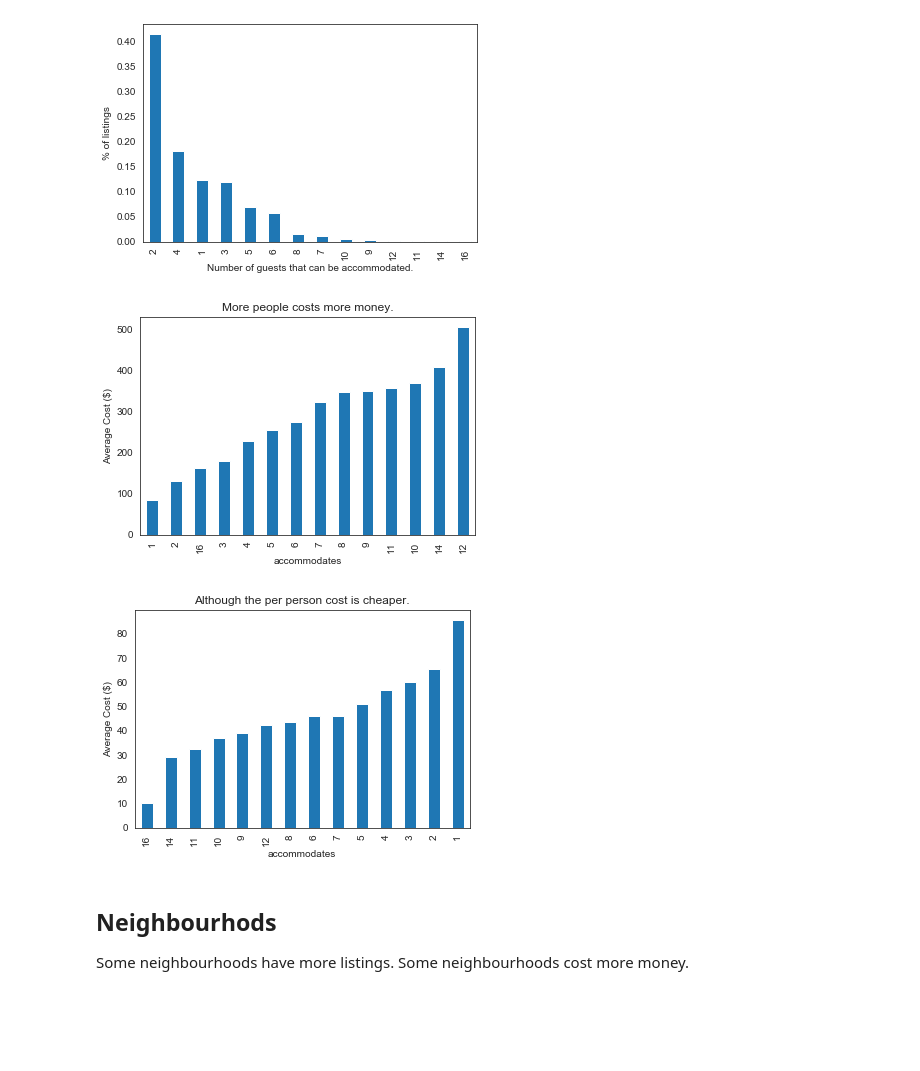
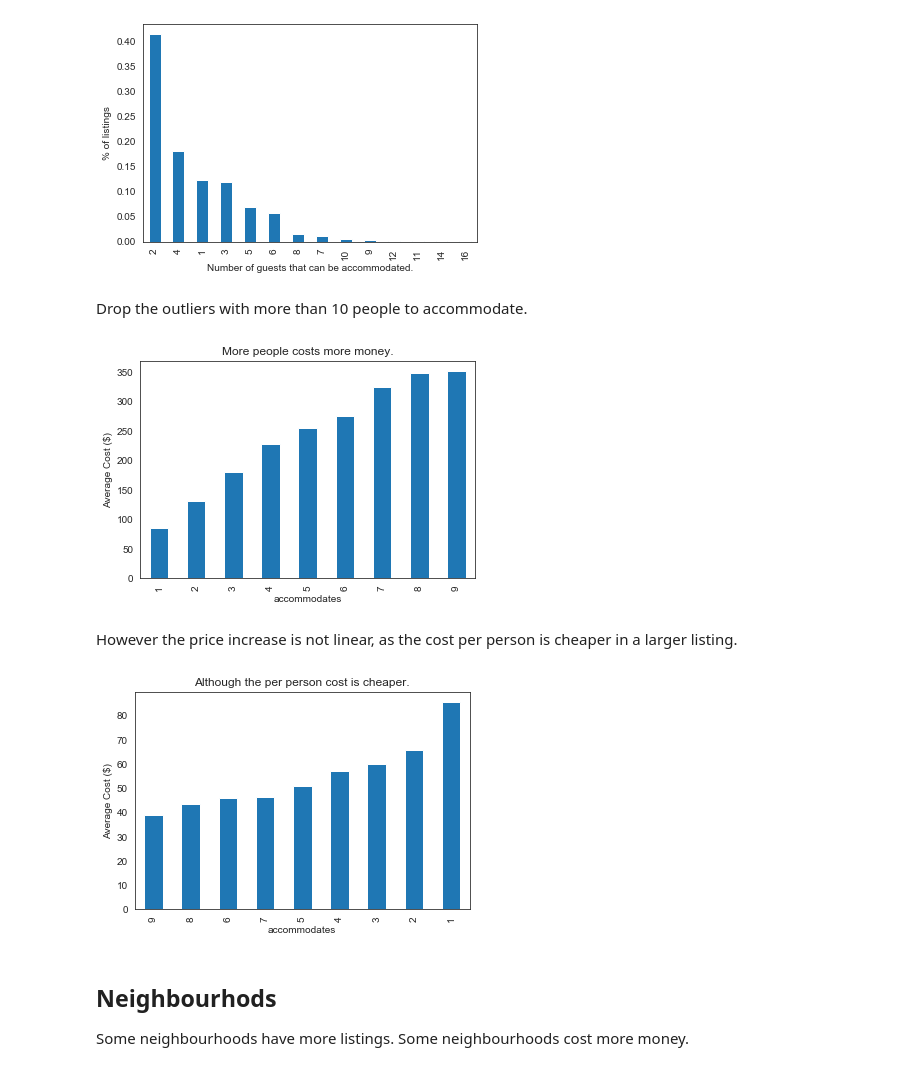
Before and after one commit to ablaikie103/airbnb-analysis, a Jupyter notebook: PriceFactors.ipynb, the cells around one changed output. Drawn from its saved outputs; the diff is of its cells as text; code cells hidden in the pictures; blank space fills up the shorter version.

```diff
--- a/PriceFactors.ipynb
+++ b/PriceFactors.ipynb
@@ -8,4 +8,11 @@ import matplotlib.pyplot as plt
 import seaborn as sns
 sns.set_style('white')
 
-complete_listings_df = pd.read_csv('Boston/Listings.csv')
+
+from collections import defaultdict
+
+from sklearn.linear_model import LinearRegression
+from sklearn.model_selection import train_test_split
+
+listings_df = pd.read_csv('Boston/Listings.csv')
+set(listings_df.columns)
@@ -53,4 +92,5 @@ There are 9 columns with more than half of their values missing.
 # %%
 # Convert the price data from strings to integers.
-listings_df = complete_listings_df
-listings_df['price'] = complete_listings_df['price'].apply(lambda p: int(p[1:-3].replace(",", "")))
+listings_df['price'] = listings_df['price'].apply(lambda p: int(p[1:-3].replace(",", "")))
+
+print('The average cost of a rental is $%d.' % (listings_df['price'].mean()))
@@ -83,18 +125,22 @@ plt.ylabel("% of listings")
 # %% [output]
 Text(0, 0.5, '% of listings')
 [figure]
+# %% [markdown]
+Drop the outliers with more than 10 people to accommodate.
 # %%
-listings_df.groupby(['accommodates']).mean()['price'].sort_values().plot(kind='bar');
+listings_df[listings_df['accommodates'] < 10].groupby(['accommodates']).mean()['price'].sort_values().plot(kind='bar');
 plt.title("More people costs more money.");
 plt.ylabel("Average Cost ($)");
 # %% [output]
-[figure, old version]
+[figure, new version]
+# %% [markdown]
+However the price increase is not linear, as the cost per person is cheaper in a larger listing.
 # %%
-(listings_df.groupby(['accommodates']).mean()['price']/listings_df.groupby(['accommodates']).mean().index).sort_values().plot(kind='bar');
+(listings_df[listings_df['accommodates'] < 10].groupby(['accommodates']).mean()['price']/listings_df[listings_df['accommodates'] < 10].groupby(['accommodates']).mean().index).sort_values().plot(kind='bar');
 plt.title("Although the per person cost is cheaper.");
 plt.ylabel("Average Cost ($)");
 # %% [output]
-[figure, old version]
+[figure, new version]
 # %% [markdown]
 ## Neighbourhods
 Some neighbourhoods have more listings. Some neighbourhoods cost more money.
```
Also changed, not shown: parts of 15 cells of this notebook.
